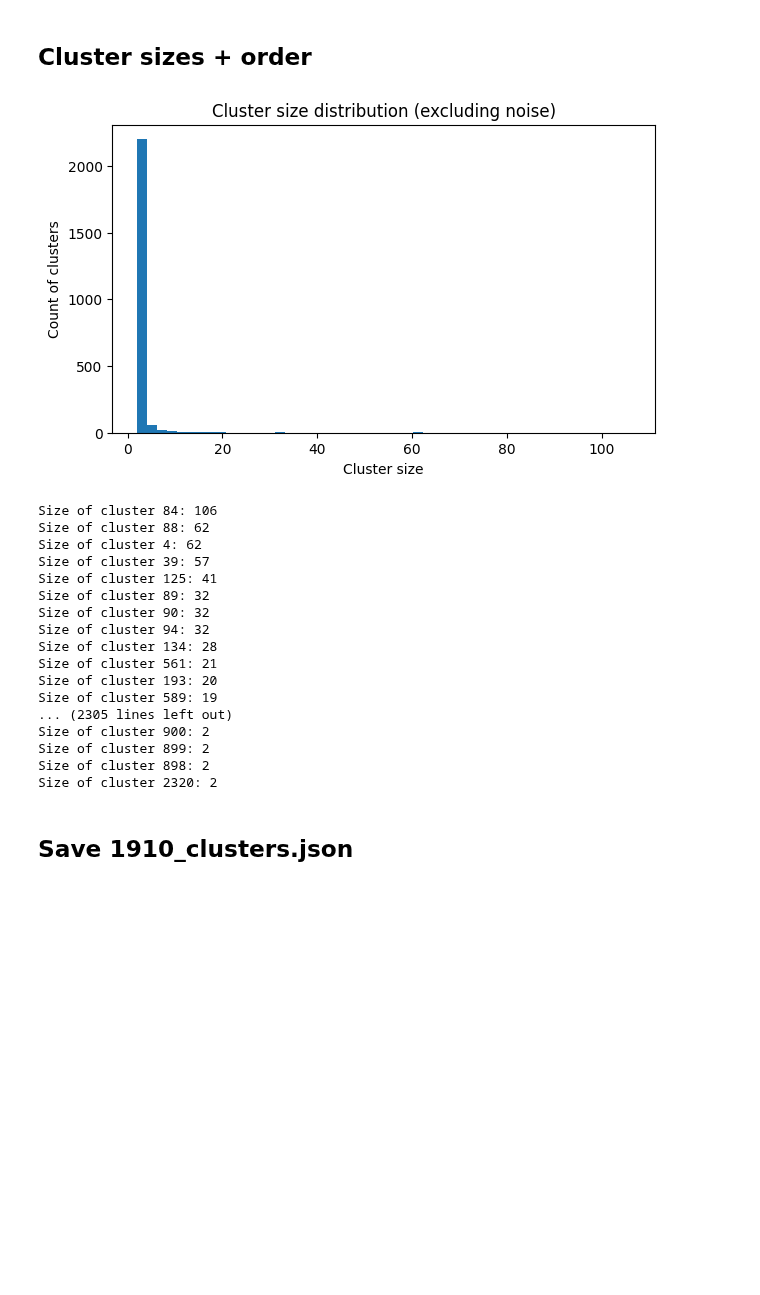
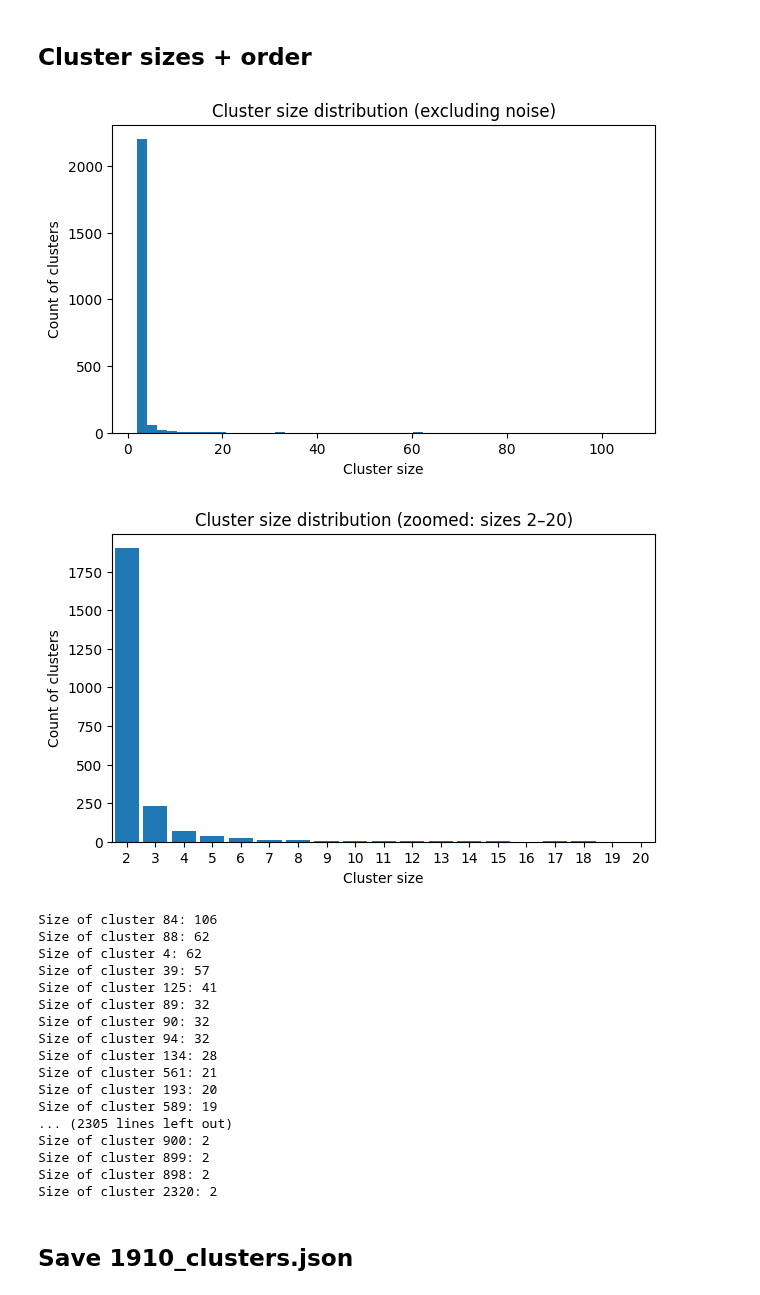
Before and after one commit to L4CCH/viral-images, a Jupyter notebook: scripts/sample-photos/2_clustering.ipynb, the cells around one changed output. Saved outputs shown, nothing was run; the diff lists cells and outputs as text; code cells hidden in the pictures; blank space fills up the shorter version.

Commit message:
zoomed in cluster histogram

```diff
--- a/scripts/sample-photos/2_clustering.ipynb
+++ b/scripts/sample-photos/2_clustering.ipynb
@@ -100,18 +100,30 @@ for i, lab in enumerate(labels):
 # %%
 sizes = pd.Series({cid: len(v) for cid, v in clusters.items()}).sort_values(ascending=False)
 
 plt.figure(figsize=(7, 4))
 plt.hist(sizes.values, bins=50)
 plt.title("Cluster size distribution (excluding noise)")
 plt.xlabel("Cluster size")
 plt.ylabel("Count of clusters")
 plt.show()
 
+# Zoomed: cluster sizes 2–20, unit bins
+zoom_sizes = sizes.values[(sizes.values >= 2) & (sizes.values <= 20)]
+plt.figure(figsize=(7, 4))
+plt.hist(zoom_sizes, bins=np.arange(2, 22), align="left", rwidth=0.85)
+plt.title("Cluster size distribution (zoomed: sizes 2–20)")
+plt.xlabel("Cluster size")
+plt.ylabel("Count of clusters")
+plt.xticks(np.arange(2, 21))
+plt.xlim(1.5, 20.5)
+plt.show()
+
 # Print cluster sizes in descending order
 for cid, sz in sizes.items():
     print(f"Size of cluster {cid}: {sz}")
 # %% [output]
 [figure]
+[figure, added]
 Size of cluster 84: 106
 Size of cluster 88: 62
 Size of cluster 4: 62
```
Also changed, not shown: parts of 1 cell of this notebook.
